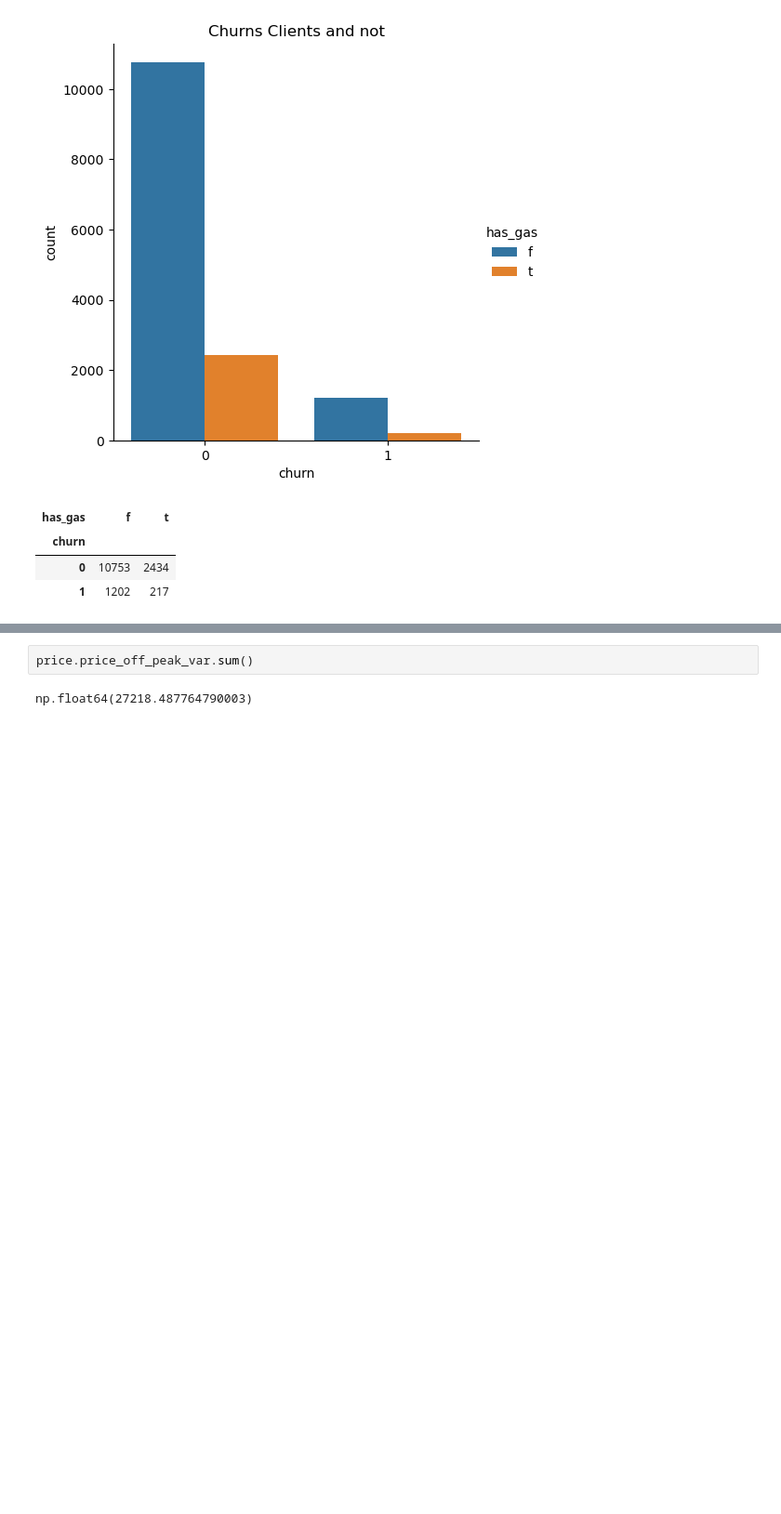
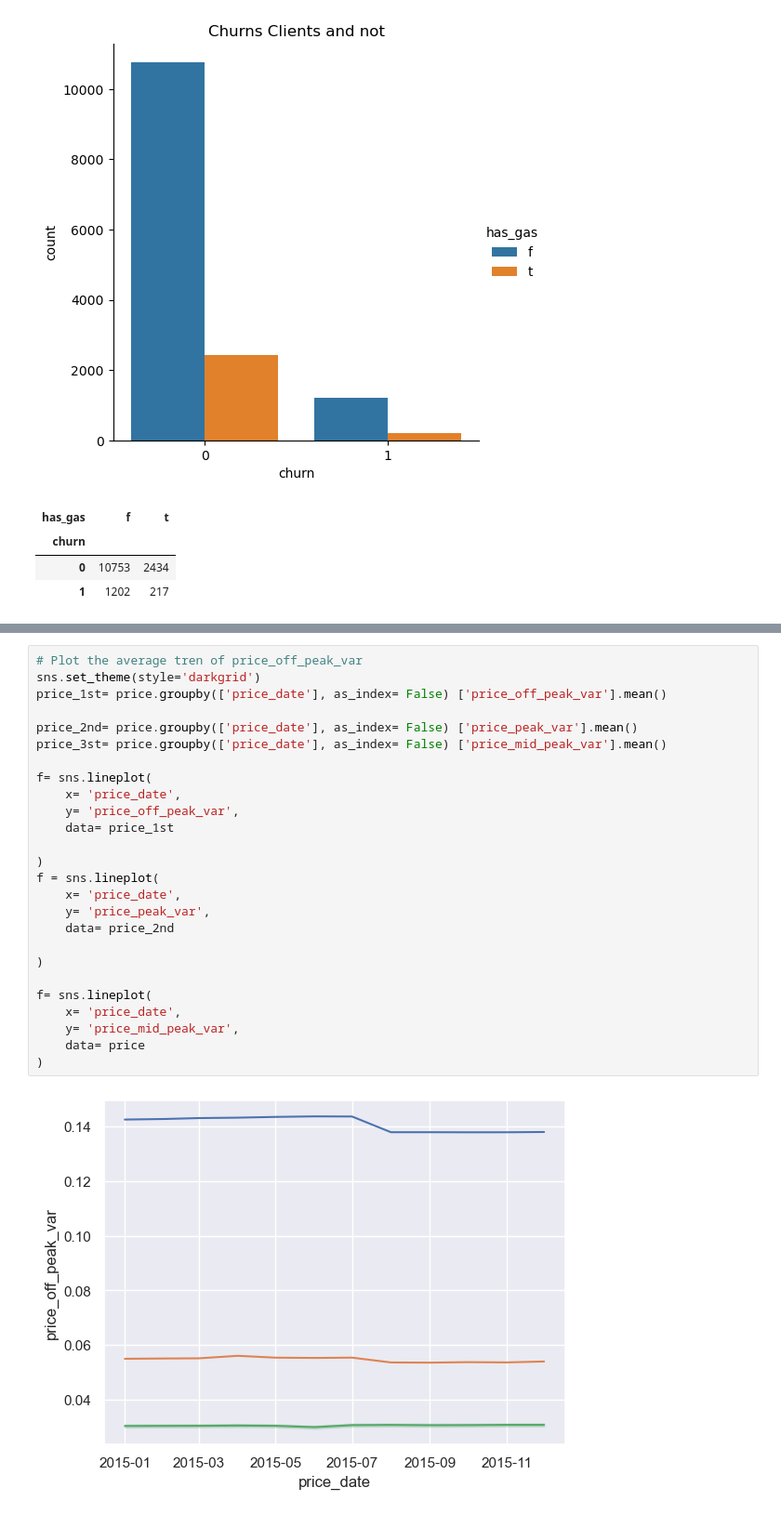
Before and after one commit to RushanerM/Job-Simulation, a Jupyter notebook: Powerco_eda.ipynb, the cells around one changed output, grey strips where cells are left out. Shown at 93% size. Saved outputs shown, nothing was run; the diff lists cells and outputs as text; blank space fills up the shorter version.

```diff
--- a/Powerco_eda.ipynb
+++ b/Powerco_eda.ipynb
@@ -195,4 +190,28 @@ plt.show()
 # %%
-price.price_off_peak_var.sum()
+# Plot the average tren of price_off_peak_var
+sns.set_theme(style='darkgrid')
+price_1st= price.groupby(['price_date'], as_index= False) ['price_off_peak_var'].mean()
+
+price_2nd= price.groupby(['price_date'], as_index= False) ['price_peak_var'].mean()
+price_3st= price.groupby(['price_date'], as_index= False) ['price_mid_peak_var'].mean()
+
+f= sns.lineplot(
+    x= 'price_date',
+    y= 'price_off_peak_var',
+    data= price_1st
+
+)
+f = sns.lineplot(
+    x= 'price_date',
+    y= 'price_peak_var',
+    data= price_2nd
+
+)
+
+f= sns.lineplot(
+    x= 'price_date',
+    y= 'price_mid_peak_var',
+    data= price
+)
 # %% [output]
-np.float64(27218.487764790003)
+[figure, added]
```
Also changed, not shown: parts of 7 cells of this notebook.
